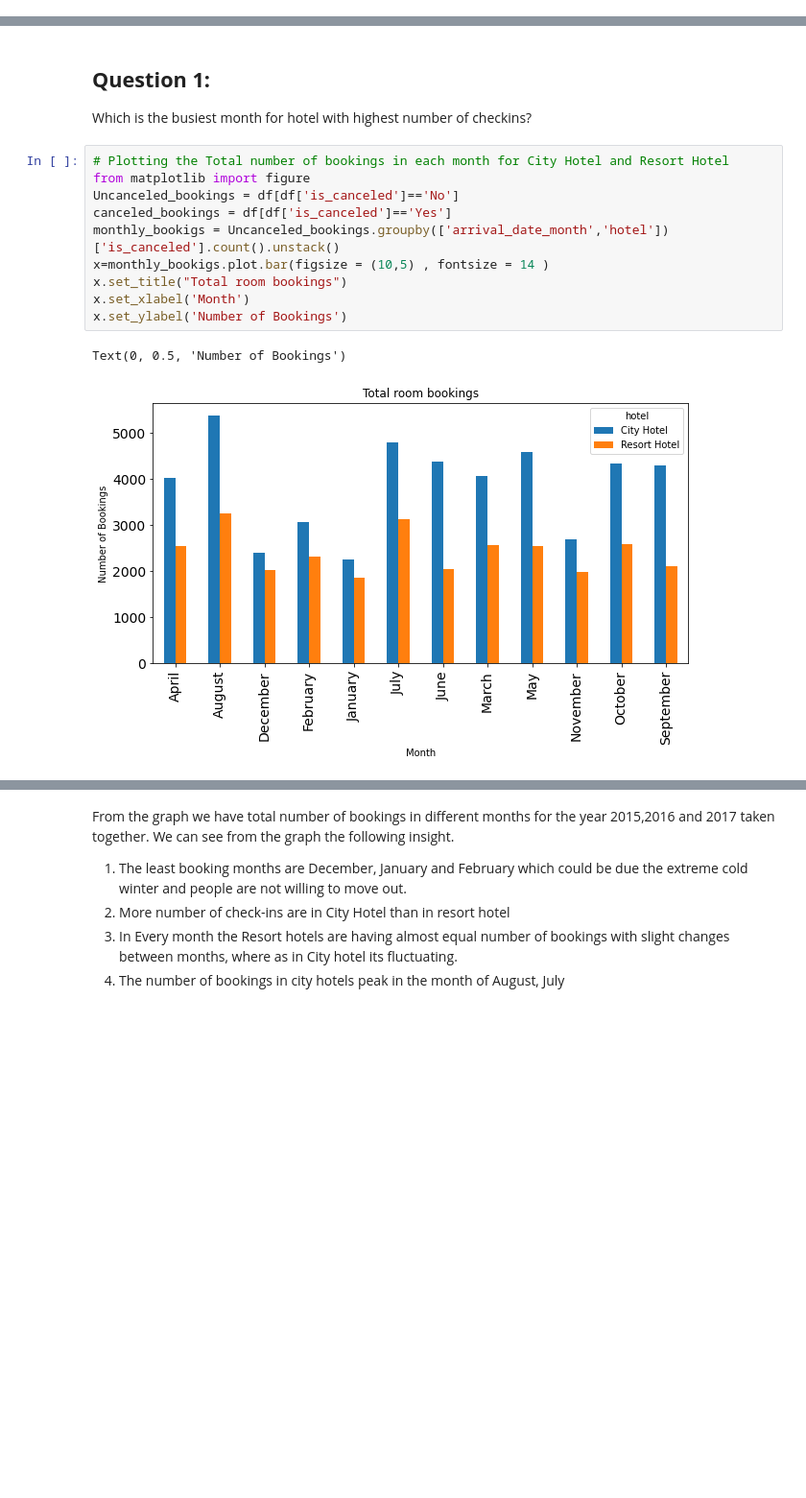
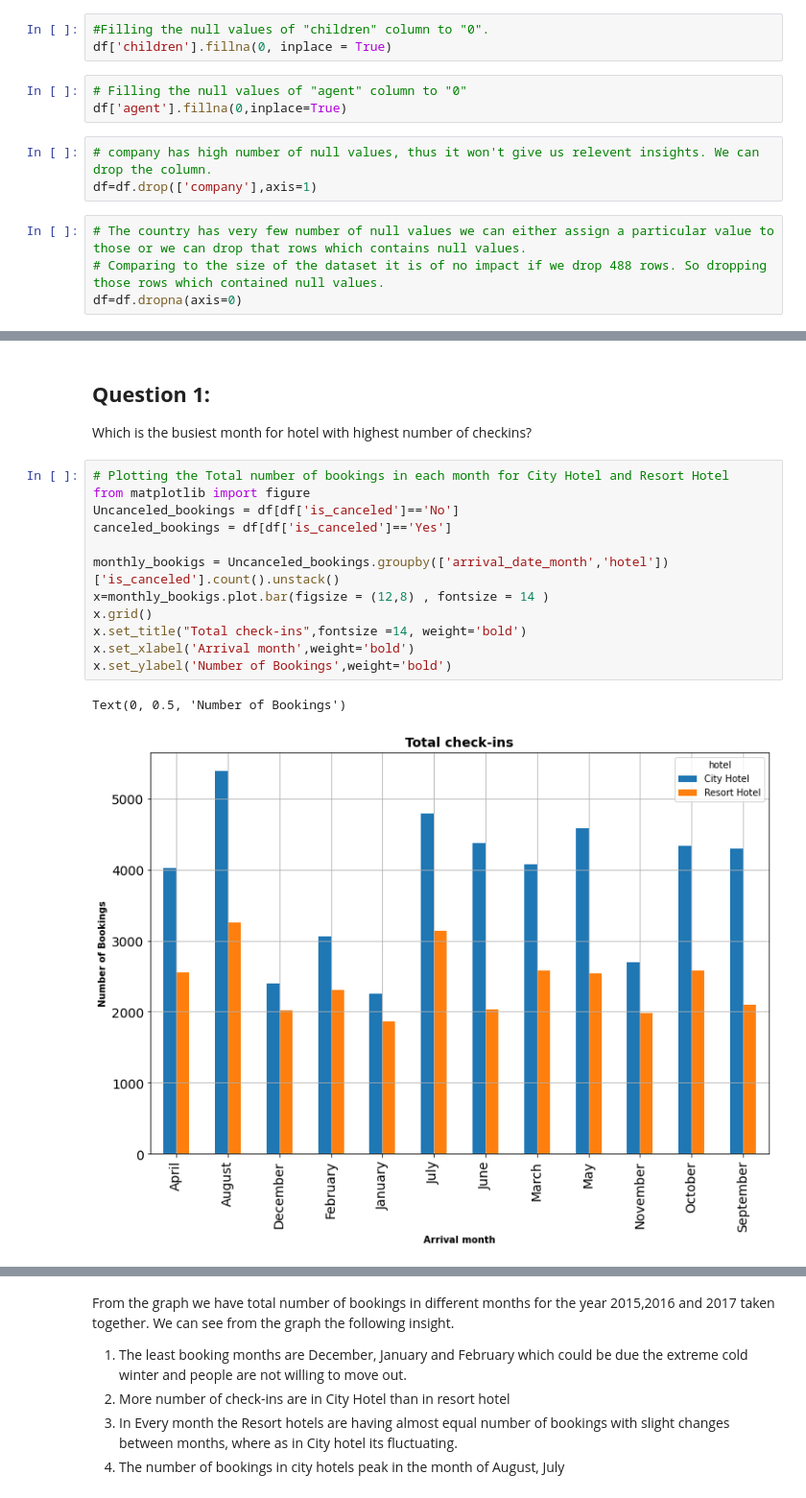
Before and after one commit to Subin-pds/Hotel-booking-Analysis, a Jupyter notebook: Hotel_Booking_Analysis_(Subin)_Capstone_Project.ipynb, the cells around one changed output, grey strips where cells are left out. Shown: that part at 96% size. Cells and saved outputs as stored; diff of their text form; blank space fills up the shorter version.

```diff
--- a/Hotel_Booking_Analysis_(Subin)_Capstone_Project.ipynb
+++ b/Hotel_Booking_Analysis_(Subin)_Capstone_Project.ipynb
@@ -67,0 +144,13 @@ Here we have found two things that might need to clean
+# %%
+#Filling the null values of "children" column to "0".
+df['children'].fillna(0, inplace = True)
+# %%
+# Filling the null values of "agent" column to "0"
+df['agent'].fillna(0,inplace=True)
+# %%
+# company has high number of null values, thus it won't give us relevent insights. We can drop the column.
+df=df.drop(['company'],axis=1)
+# %%
+# The country has very few number of null values we can either assign a particular value to those or we can drop that rows which contains null values.
+# Comparing to the size of the dataset it is of no impact if we drop 488 rows. So dropping those rows which contained null values.
+df=df.dropna(axis=0)
@@ -94,13 +185,15 @@ Which is the busiest month for hotel with highest number of checkins?
 # %%
 # Plotting the Total number of bookings in each month for City Hotel and Resort Hotel
 from matplotlib import figure
 Uncanceled_bookings = df[df['is_canceled']=='No']
 canceled_bookings = df[df['is_canceled']=='Yes']
+
 monthly_bookigs = Uncanceled_bookings.groupby(['arrival_date_month','hotel'])['is_canceled'].count().unstack()
-x=monthly_bookigs.plot.bar(figsize = (10,5) , fontsize = 14 )
-x.set_title("Total room bookings")
-x.set_xlabel('Month')
-x.set_ylabel('Number of Bookings')
+x=monthly_bookigs.plot.bar(figsize = (12,8) , fontsize = 14 )
+x.grid()
+x.set_title("Total check-ins",fontsize =14, weight='bold')
+x.set_xlabel('Arrival month',weight='bold')
+x.set_ylabel('Number of Bookings',weight='bold')
 # %% [output]
 Text(0, 0.5, 'Number of Bookings')
-[figure, old version]
+[figure, new version]
```
Also changed, not shown: parts of 16 cells of this notebook.
